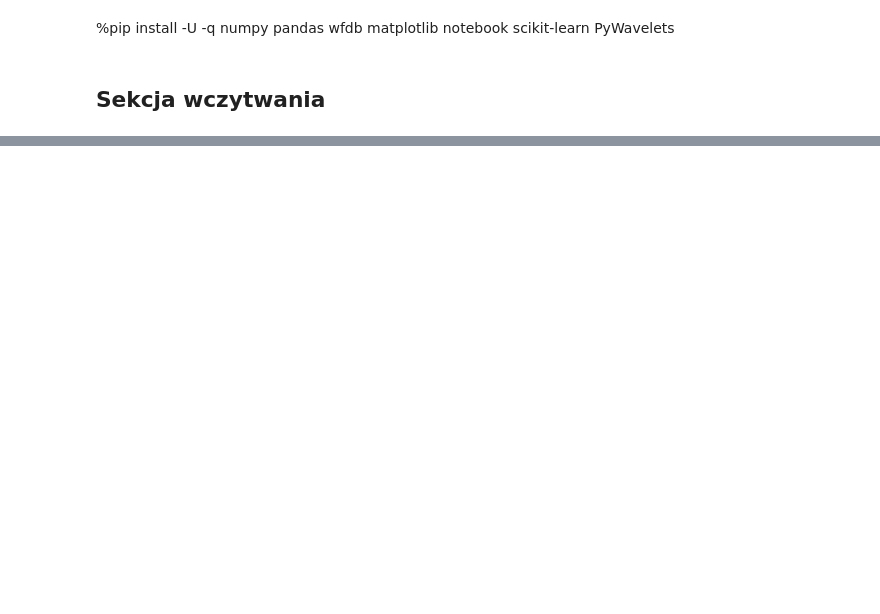
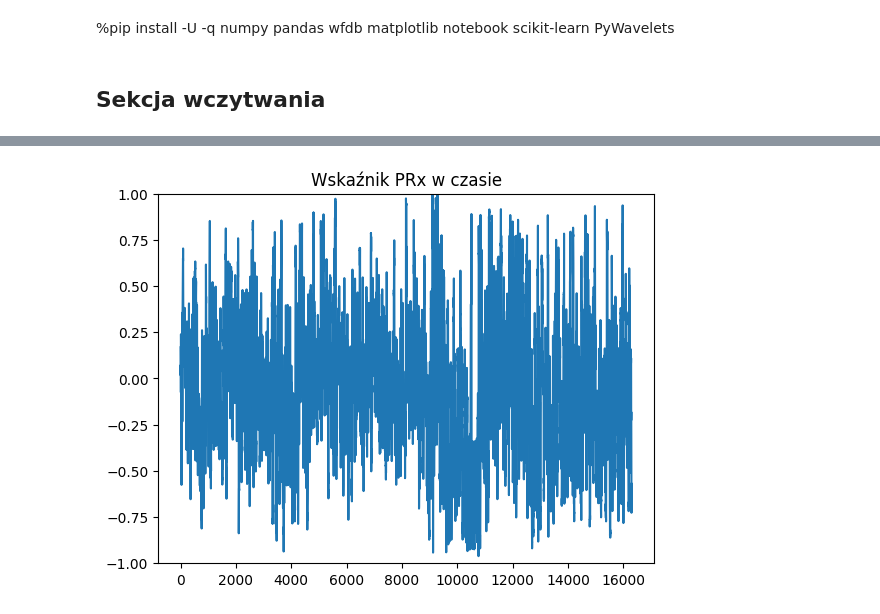
Before and after one commit to Michuupk/jednowymiarowe_sygnaly_projekt, a Jupyter notebook: Michal.ipynb, the cells around one changed output, grey strips where cells are left out. Drawn from its saved outputs; the diff is of its cells as text; code cells hidden in the pictures; blank space fills up the shorter version.

```diff
--- a/Michal.ipynb
+++ b/Michal.ipynb
@@ -71,0 +81,10 @@ NameError: name 'channel' is not defined
+# %%
+okna_icp, okna_abp = processor.get_windowed_data(x_seconds_avg=15, window_size=20)
+wyniki_prx = calculate_PRx(okna_icp, okna_abp)
+
+plt.plot(wyniki_prx)
+plt.title("Wskaźnik PRx w czasie")
+plt.ylim(-1, 1) # Korelacja jest zawsze między -1 a 1
+plt.show()
+# %% [output]
+[figure, added]
```
Also changed, not shown: parts of 5 cells of this notebook, 1 other file.
